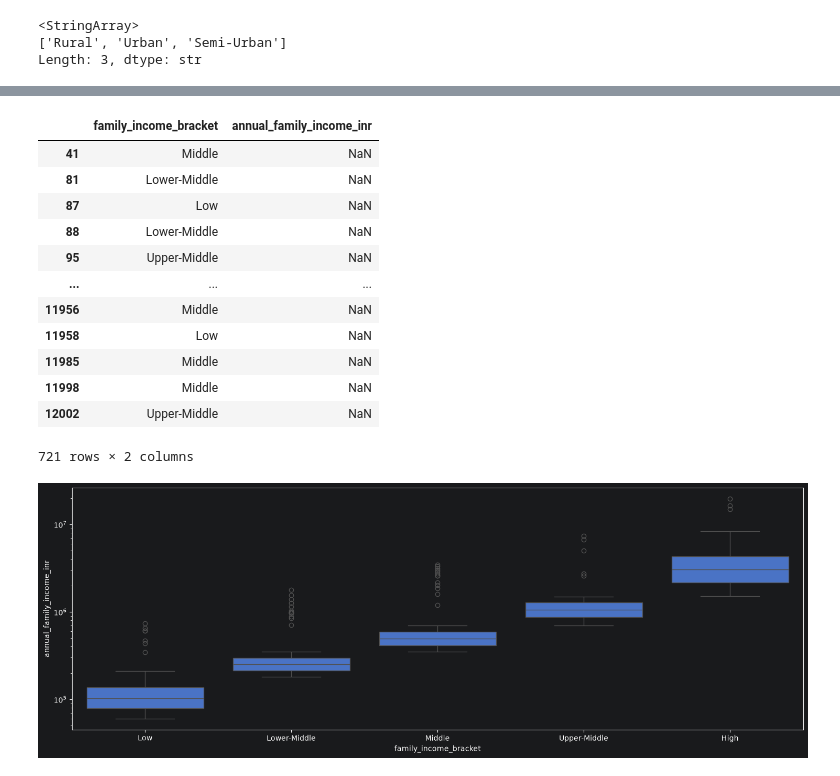
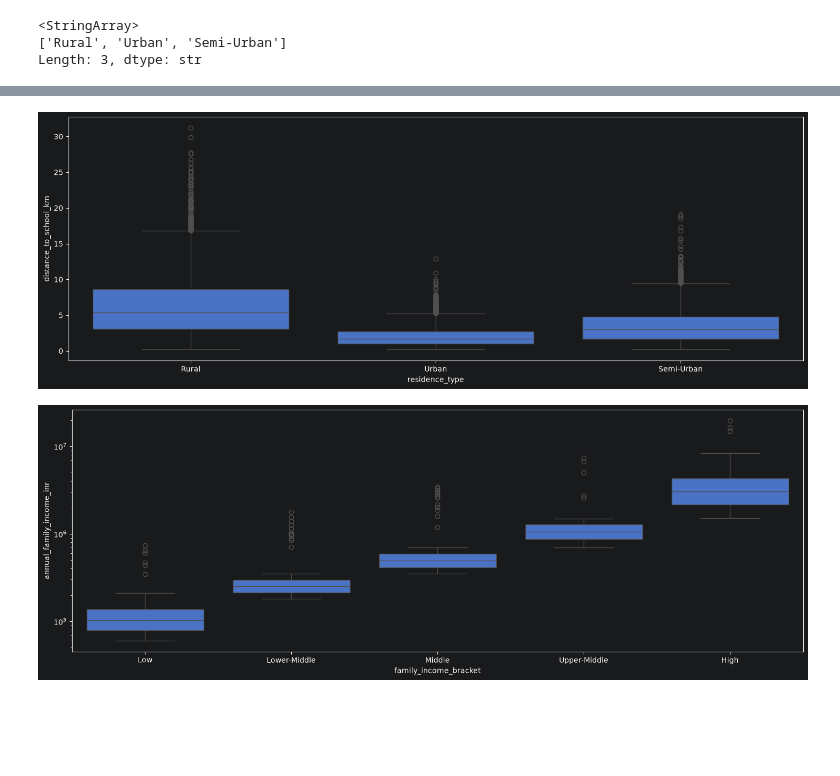
Before and after one commit to fredw93/midterm_project, a Jupyter notebook: notebook.ipynb, the cells around one changed output, grey strips where cells are left out. Drawn from its saved outputs; the diff is of its cells as text; code cells hidden in the pictures; blank space fills up the shorter version.

```diff
--- a/notebook.ipynb
+++ b/notebook.ipynb
@@ -113,19 +139,10 @@ memory usage: 2.7 MB
-# %%
-df[pd.isna(df['annual_family_income_inr'])][['family_income_bracket','annual_family_income_inr']]
-# %% [output]
-|  | family_income_bracket | annual_family_income_inr |
-| 41 | Middle | NaN |
-| 81 | Lower-Middle | NaN |
-| 87 | Low | NaN |
-| 88 | Lower-Middle | NaN |
-| 95 | Upper-Middle | NaN |
-| ... | ... | ... |
-| 11956 | Middle | NaN |
-| 11958 | Low | NaN |
-| 11985 | Middle | NaN |
-| 11998 | Middle | NaN |
-| 12002 | Upper-Middle | NaN |
-721 rows × 2 columns
+# %%
+fig, ax= plt.subplots(figsize=(18, 6))
+sns.boxplot(x="residence_type", y="distance_to_school_km", data=df)
+
+plt.show()
+# %% [output]
+[figure, added]
 # %%
 fig, ax= plt.subplots(figsize=(18, 6))
 ax.set_yscale('log')
```
Also changed, not shown: parts of 74 cells of this notebook, 3 other files.
